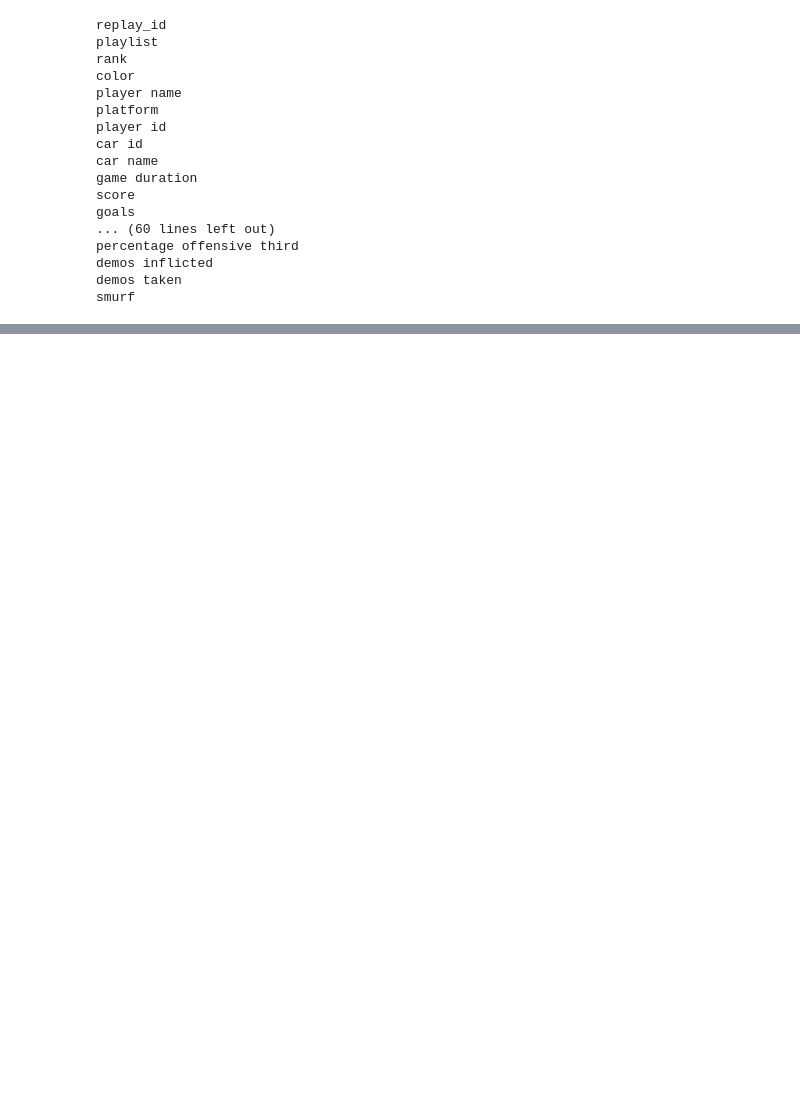
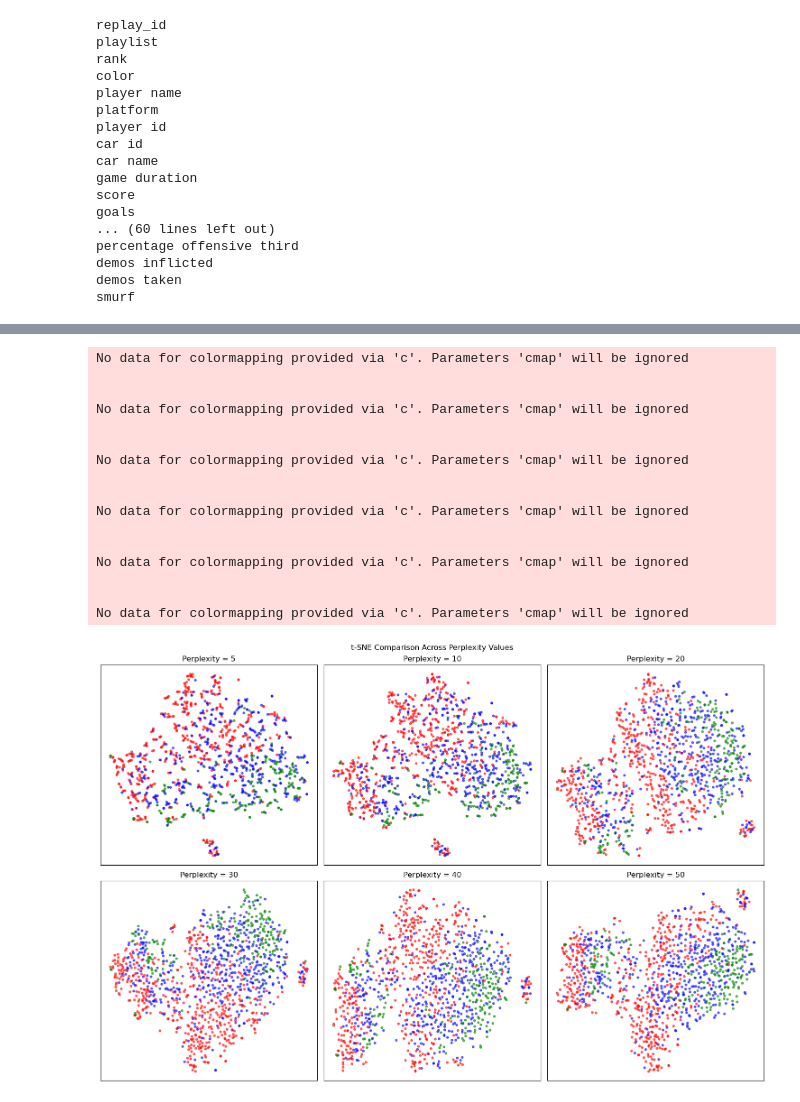
Before and after one commit to atwooda2/ISTA_498_Capstone, a Jupyter notebook: predictive_pipeline.ipynb, the cells around one changed output, grey strips where cells are left out. Drawn from its saved outputs; the diff is of its cells as text; code cells hidden in the pictures; blank space fills up the shorter version.

```diff
--- a/predictive_pipeline.ipynb
+++ b/predictive_pipeline.ipynb
@@ -67,0 +78,66 @@ smurf
+# %%
+color_map = {
+    'bronze': 'red',
+    'silver': 'red',
+    'gold': 'red',
+    'platinum': 'blue',
+    'diamond': 'blue',
+    'champion': 'blue',
+    'grand-champion': 'green',
+    'supersonic-legend': 'green'
+}
+
+point_colors = master_df['rank'].map(color_map)
+
+scaler = StandardScaler()
+numeric_scaled = scaler.fit_transform(numeric_df)
+
+lof = LocalOutlierFactor(n_neighbors=20)
+lof.fit(numeric_scaled)
+lof_scores = -lof.negative_outlier_factor_
+
+perplexities = [5, 10, 20, 30, 40, 50]
+
+fig, axes = plt.subplots(2, 3, figsize=(15, 10))
+
+for ax, p in zip(axes.flatten(), perplexities):
+    coords = TSNE(
+        n_components=2,
+        perplexity=p,
+        random_state=42
+    ).fit_transform(numeric_scaled)
+
+    sc = ax.scatter(
+        coords[:, 0],
+        coords[:, 1],
+        c=point_colors,
+        cmap="coolwarm",
+        s=10,
+        alpha=0.6
+    )
+
+    ax.set_title(f"Perplexity = {p}")
+    ax.set_xticks([])
+    ax.set_yticks([])
+
+plt.suptitle("t-SNE Comparison Across Perplexity Values")
+plt.tight_layout()
+plt.show()
+# %% [output]
+No data for colormapping provided via 'c'. Parameters 'cmap' will be ignored
+
+
+No data for colormapping provided via 'c'. Parameters 'cmap' will be ignored
+
+
+No data for colormapping provided via 'c'. Parameters 'cmap' will be ignored
+
+
+No data for colormapping provided via 'c'. Parameters 'cmap' will be ignored
+
+
+No data for colormapping provided via 'c'. Parameters 'cmap' will be ignored
+
+
+No data for colormapping provided via 'c'. Parameters 'cmap' will be ignored
+[figure, added]
```
Also changed, not shown: parts of 38 cells of this notebook.
